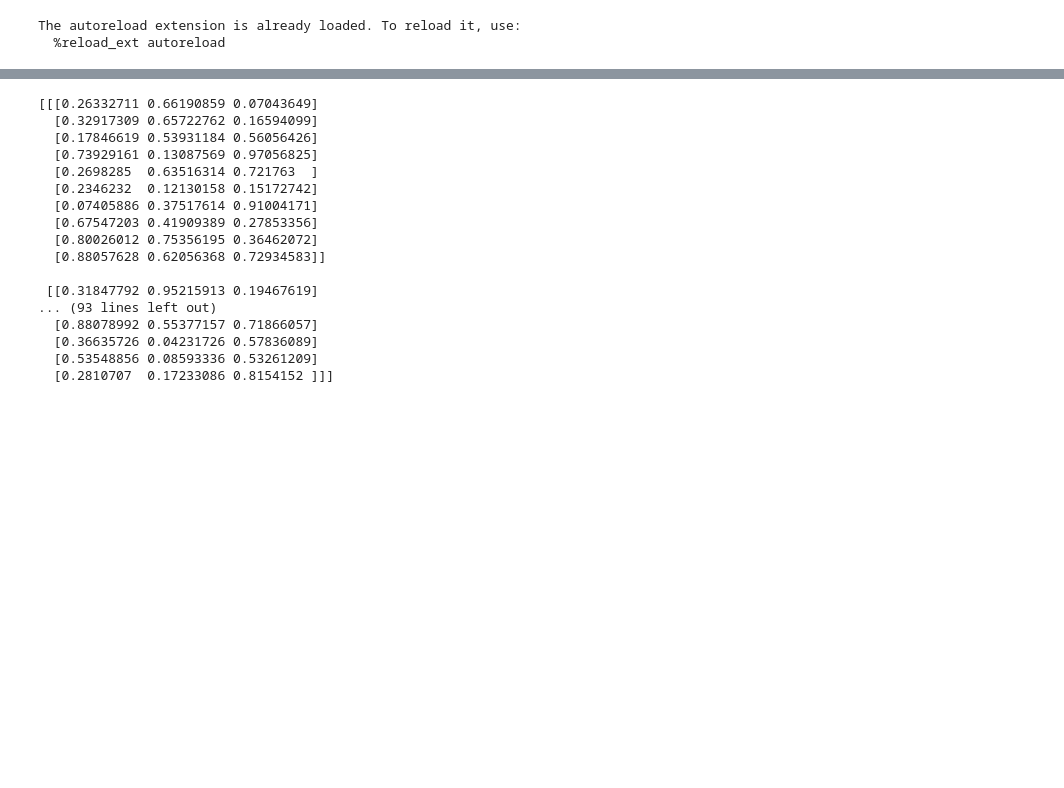
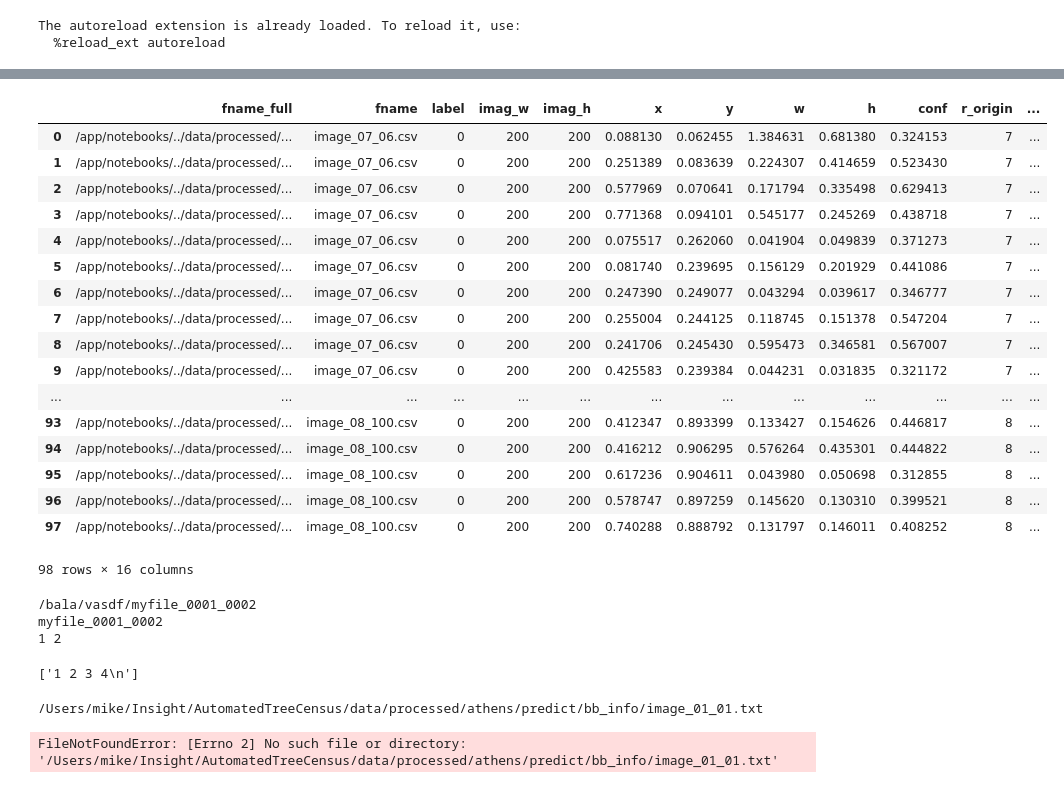
Before and after one commit to mstefferson/Canopy, a Jupyter notebook: notebooks/test_satellite class.ipynb, the cells around one changed output, grey strips where cells are left out. Saved outputs shown, nothing was run; the diff lists cells and outputs as text; code cells hidden in the pictures; blank space fills up the shorter version.

```diff
--- a/notebooks/test_satellite class.ipynb
+++ b/notebooks/test_satellite class.ipynb
@@ -135,21 +23,0 @@ from scipy.misc import imsave
-# %%
-array =  np.random.rand(10,10,3)
-print(array)
-# %% [output]
-[[[0.26332711 0.66190859 0.07043649]
-  [0.32917309 0.65722762 0.16594099]
-  [0.17846619 0.53931184 0.56056426]
-  [0.73929161 0.13087569 0.97056825]
-  [0.2698285  0.63516314 0.721763  ]
-  [0.2346232  0.12130158 0.15172742]
-  [0.07405886 0.37517614 0.91004171]
-  [0.67547203 0.41909389 0.27853356]
-  [0.80026012 0.75356195 0.36462072]
-  [0.88057628 0.62056368 0.72934583]]
-
- [[0.31847792 0.95215913 0.19467619]
-... (93 lines left out)
-  [0.88078992 0.55377157 0.71866057]
-  [0.36635726 0.04231726 0.57836089]
-  [0.53548856 0.08593336 0.53261209]
-  [0.2810707  0.17233086 0.8154152 ]]]
@@ -155,0 +37,21 @@ print(array)
+# %%
+sat_master.df_all
+# %% [output]
+|  | fname_full | fname | label | imag_w | imag_h | x | y | w | h | conf | r_origin | ... |
+| 0 | /app/notebooks/../data/processed/... | image_07_06.csv | 0 | 200 | 200 | 0.088130 | 0.062455 | 1.384631 | 0.681380 | 0.324153 | 7 | ... |
+| 1 | /app/notebooks/../data/processed/... | image_07_06.csv | 0 | 200 | 200 | 0.251389 | 0.083639 | 0.224307 | 0.414659 | 0.523430 | 7 | ... |
+| 2 | /app/notebooks/../data/processed/... | image_07_06.csv | 0 | 200 | 200 | 0.577969 | 0.070641 | 0.171794 | 0.335498 | 0.629413 | 7 | ... |
+| 3 | /app/notebooks/../data/processed/... | image_07_06.csv | 0 | 200 | 200 | 0.771368 | 0.094101 | 0.545177 | 0.245269 | 0.438718 | 7 | ... |
+| 4 | /app/notebooks/../data/processed/... | image_07_06.csv | 0 | 200 | 200 | 0.075517 | 0.262060 | 0.041904 | 0.049839 | 0.371273 | 7 | ... |
+| 5 | /app/notebooks/../data/processed/... | image_07_06.csv | 0 | 200 | 200 | 0.081740 | 0.239695 | 0.156129 | 0.201929 | 0.441086 | 7 | ... |
+| 6 | /app/notebooks/../data/processed/... | image_07_06.csv | 0 | 200 | 200 | 0.247390 | 0.249077 | 0.043294 | 0.039617 | 0.346777 | 7 | ... |
+| 7 | /app/notebooks/../data/processed/... | image_07_06.csv | 0 | 200 | 200 | 0.255004 | 0.244125 | 0.118745 | 0.151378 | 0.547204 | 7 | ... |
+| 8 | /app/notebooks/../data/processed/... | image_07_06.csv | 0 | 200 | 200 | 0.241706 | 0.245430 | 0.595473 | 0.346581 | 0.567007 | 7 | ... |
+| 9 | /app/notebooks/../data/processed/... | image_07_06.csv | 0 | 200 | 200 | 0.425583 | 0.239384 | 0.044231 | 0.031835 | 0.321172 | 7 | ... |
+| ... | ... | ... | ... | ... | ... | ... | ... | ... | ... | ... | ... | ... |
+| 93 | /app/notebooks/../data/processed/... | image_08_100.csv | 0 | 200 | 200 | 0.412347 | 0.893399 | 0.133427 | 0.154626 | 0.446817 | 8 | ... |
+| 94 | /app/notebooks/../data/processed/... | image_08_100.csv | 0 | 200 | 200 | 0.416212 | 0.906295 | 0.576264 | 0.435301 | 0.444822 | 8 | ... |
+| 95 | /app/notebooks/../data/processed/... | image_08_100.csv | 0 | 200 | 200 | 0.617236 | 0.904611 | 0.043980 | 0.050698 | 0.312855 | 8 | ... |
+| 96 | /app/notebooks/../data/processed/... | image_08_100.csv | 0 | 200 | 200 | 0.578747 | 0.897259 | 0.145620 | 0.130310 | 0.399521 | 8 | ... |
+| 97 | /app/notebooks/../data/processed/... | image_08_100.csv | 0 | 200 | 200 | 0.740288 | 0.888792 | 0.131797 | 0.146011 | 0.408252 | 8 | ... |
+98 rows × 16 columns
@@ -155,0 +61,9 @@ print(array)
+# %%
+print(my_str)
+print(file_name)
+r,c = map(int, file_name.split('_')[-2:])
+print(r,c)
+# %% [output]
+/bala/vasdf/myfile_0001_0002
+myfile_0001_0002
+1 2
@@ -155,0 +72,29 @@ print(array)
+# %%
+print(mystr)
+# %% [output]
+['1 2 3 4\n']
+# %%
+# write temp fiesl
+my_dir = '/Users/mike/Insight/AutomatedTreeCensus/data/processed/athens/predict/bb_info/'
+file1 = 'image_01_01.txt'
+file2 = 'image_02_03.txt'
+list1 = [[0.1, 0.2, 0.3, 0.4, 1.0]]
+list2 = [[0.11, 0.21, 0.31, 0.41, 1.1], [0.12, 0.22, 0.32, 0.42, 1.2]]
+counter = 0
+for a_file in [my_dir+file1, my_dir+file2]:
+    os.path(a_f)
+    print(a_file)
+    with open(a_file, 'w+') as f:
+        if counter == 0:
+            list_temp = list1
+        else:
+            list_temp = list2
+        for line in list_temp:
+            print(str(line))
+            print(counter)
+            f.write(str(line))
+            f.write('\n')
+        counter += 1
+# %% [output]
+/Users/mike/Insight/AutomatedTreeCensus/data/processed/athens/predict/bb_info/image_01_01.txt
+FileNotFoundError: [Errno 2] No such file or directory: '/Users/mike/Insight/AutomatedTreeCensus/data/processed/athens/predict/bb_info/image_01_01.txt'
```
Also changed, not shown: parts of 30 cells of this notebook, 2 other files.
